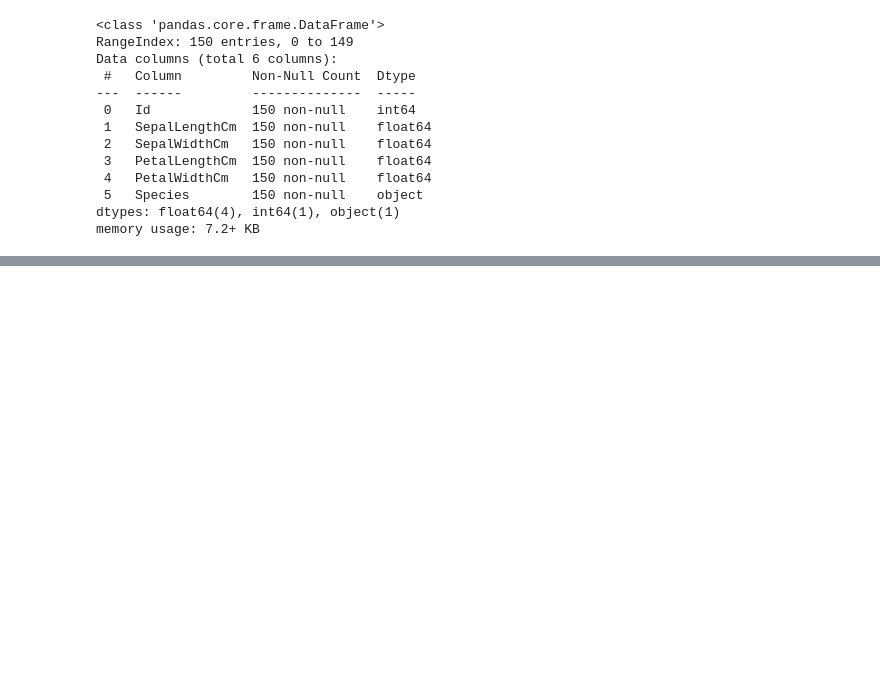
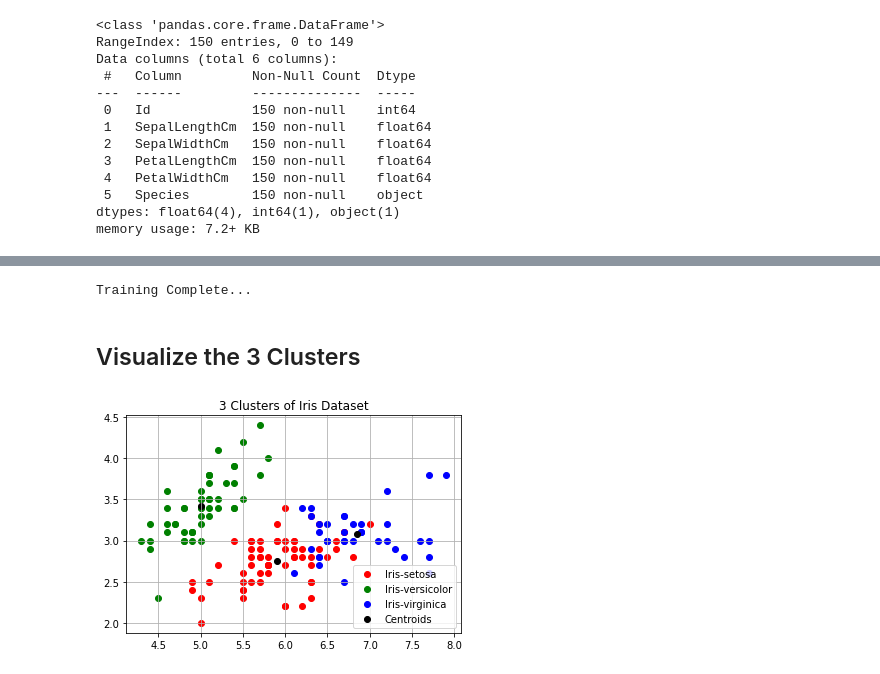
Before and after one commit to mahmoudkahled/Prediction-using-Unsupervised-ML, a Jupyter notebook: Prediction_using_Unsupervised_ML.ipynb, the cells around one changed output, grey strips where cells are left out. Saved outputs shown, nothing was run; the diff lists cells and outputs as text; code cells hidden in the pictures; blank space fills up the shorter version.

```diff
--- a/Prediction_using_Unsupervised_ML.ipynb
+++ b/Prediction_using_Unsupervised_ML.ipynb
@@ -70,0 +87,27 @@ y.head()
+# %%
+# inistantiate the model with default parameters
+kmeans = KMeans(n_clusters=3)
+# training the model
+kmeans.fit(X)
+print('Training Complete...')
+# %% [output]
+Training Complete...
+# %% [markdown]
+## Visualize the 3 Clusters
+# %%
+kmeans_centroids_centers = kmeans.cluster_centers_
+kmeans_labels = kmeans.predict(X)
+unique_labels = np.unique(kmeans_labels)
+colors = ['r','g','b']
+labels_classes = ['Iris-setosa','Iris-versicolor','Iris-virginica']
+plt.title('3 Clusters of Iris Dataset')
+for label in unique_labels:
+    color = colors[label]
+    label_class = labels_classes[label]
+    plt.scatter(X.iloc[kmeans_labels == label,0],X.iloc[kmeans_labels == label,1],color=color,label=label_class)
+plt.scatter(kmeans_centroids_centers[:,0], kmeans_centroids_centers[:,1],color='black',label='Centroids')
+plt.legend()
+plt.grid()
+plt.show()
+# %% [output]
+[figure, added]
```
Also changed, not shown: parts of 11 cells of this notebook.
